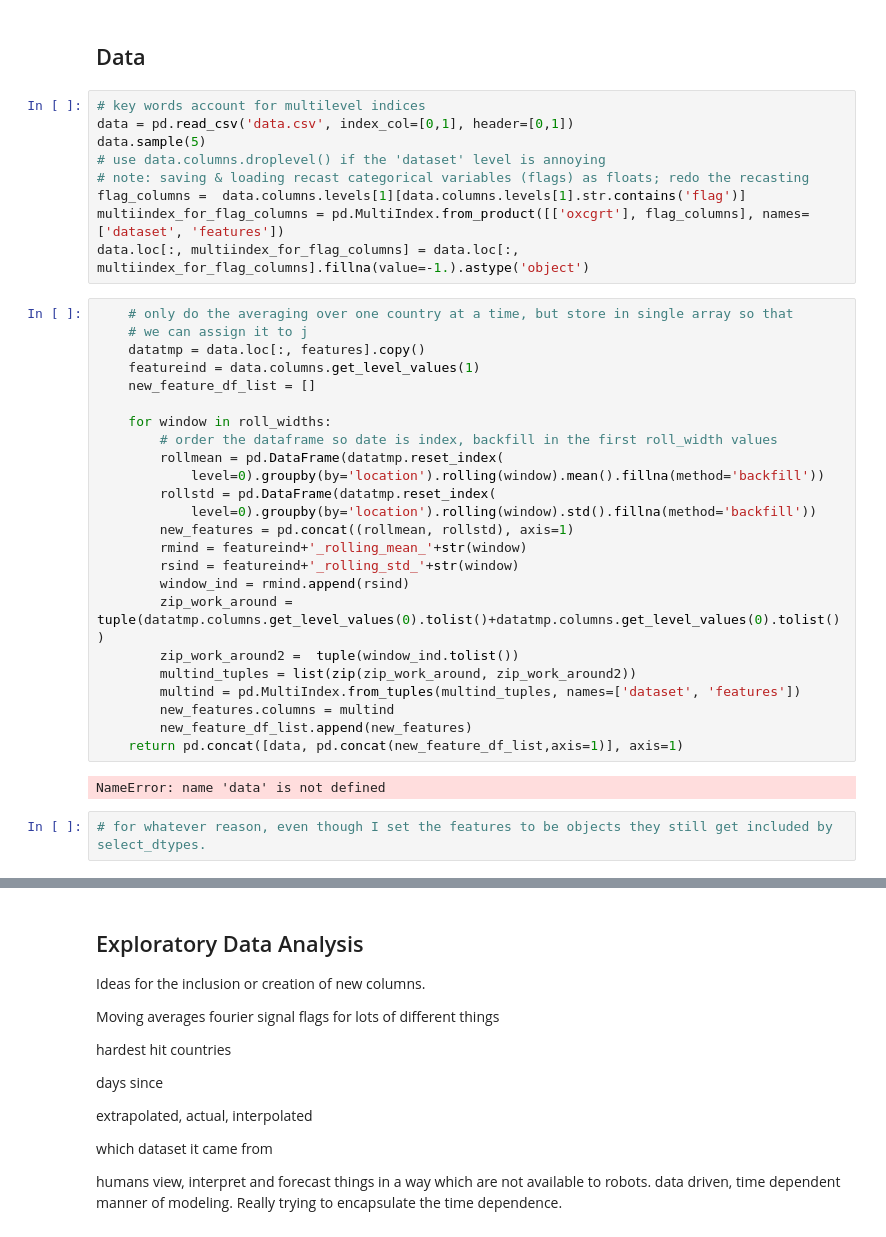
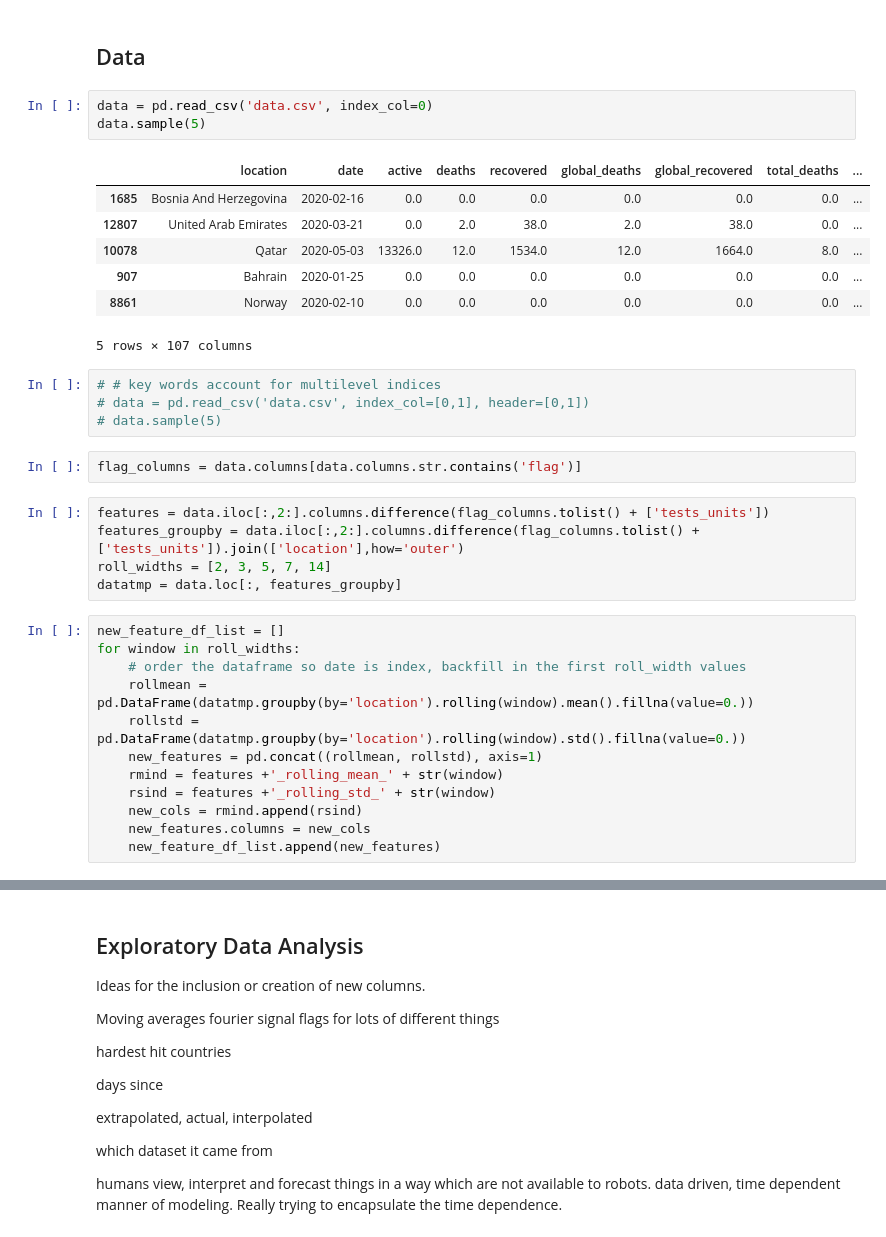
Before and after one commit to mgudorf/datsci, a Jupyter notebook: capstone2/COVID data story.ipynb, the cells around one changed output, grey strips where cells are left out. Drawn from its saved outputs; the diff is of its cells as text.

```diff
--- a/capstone2/COVID data story.ipynb
+++ b/capstone2/COVID data story.ipynb
@@ -63,40 +63,37 @@ def tsplot(data, roll_width, **kw):
     return ax
 # %% [markdown]
 ## Data <a id='imports'></a>
-# %%
-# key words account for multilevel indices
-data = pd.read_csv('data.csv', index_col=[0,1], header=[0,1])
-data.sample(5)
-# use data.columns.droplevel() if the 'dataset' level is annoying
-# note: saving & loading recast categorical variables (flags) as floats; redo the recasting
-flag_columns =  data.columns.levels[1][data.columns.levels[1].str.contains('flag')]
-multiindex_for_flag_columns = pd.MultiIndex.from_product([['oxcgrt'], flag_columns], names=['dataset', 'features'])
-data.loc[:, multiindex_for_flag_columns] = data.loc[:, multiindex_for_flag_columns].fillna(value=-1.).astype('object')
+# %%
+data = pd.read_csv('data.csv', index_col=0)
+data.sample(5)
+# %% [output]
+|  | location | date | active | deaths | recovered | global_deaths | global_recovered | total_deaths | ... |
+| 1685 | Bosnia And Herzegovina | 2020-02-16 | 0.0 | 0.0 | 0.0 | 0.0 | 0.0 | 0.0 | ... |
+| 12807 | United Arab Emirates | 2020-03-21 | 0.0 | 2.0 | 38.0 | 2.0 | 38.0 | 0.0 | ... |
+| 10078 | Qatar | 2020-05-03 | 13326.0 | 12.0 | 1534.0 | 12.0 | 1664.0 | 8.0 | ... |
+| 907 | Bahrain | 2020-01-25 | 0.0 | 0.0 | 0.0 | 0.0 | 0.0 | 0.0 | ... |
+| 8861 | Norway | 2020-02-10 | 0.0 | 0.0 | 0.0 | 0.0 | 0.0 | 0.0 | ... |
+5 rows × 107 columns
+# %%
+# # key words account for multilevel indices
+# data = pd.read_csv('data.csv', index_col=[0,1], header=[0,1])
+# data.sample(5)
+# %%
+flag_columns = data.columns[data.columns.str.contains('flag')]
+# %%
+features = data.iloc[:,2:].columns.difference(flag_columns.tolist() + ['tests_units'])
+features_groupby = data.iloc[:,2:].columns.difference(flag_columns.tolist() + ['tests_units']).join(['location'],how='outer')
+roll_widths = [2, 3, 5, 7, 14]
+datatmp = data.loc[:, features_groupby]
 # %%
-    # only do the averaging over one country at a time, but store in single array so that
-    # we can assign it to j
-    datatmp = data.loc[:, features].copy()
-    featureind = data.columns.get_level_values(1)
-    new_feature_df_list = []
-
-    for window in roll_widths:
-        # order the dataframe so date is index, backfill in the first roll_width values
-        rollmean = pd.DataFrame(datatmp.reset_index(
-            level=0).groupby(by='location').rolling(window).mean().fillna(method='backfill'))
-        rollstd = pd.DataFrame(datatmp.reset_index(
-            level=0).groupby(by='location').rolling(window).std().fillna(method='backfill'))
-        new_features = pd.concat((rollmean, rollstd), axis=1)
-        rmind = featureind+'_rolling_mean_'+str(window)
-        rsind = featureind+'_rolling_std_'+str(window)
-        window_ind = rmind.append(rsind)
-        zip_work_around = tuple(datatmp.columns.get_level_values(0).tolist()+datatmp.columns.get_level_values(0).tolist())
-        zip_work_around2 =  tuple(window_ind.tolist())
-        multind_tuples = list(zip(zip_work_around, zip_work_around2))
-        multind = pd.MultiIndex.from_tuples(multind_tuples, names=['dataset', 'features'])
-        new_features.columns = multind
-        new_feature_df_list.append(new_features)
-    return pd.concat([data, pd.concat(new_feature_df_list,axis=1)], axis=1)
+new_feature_df_list = []
+for window in roll_widths:
+    # order the dataframe so date is index, backfill in the first roll_width values
+    rollmean = pd.DataFrame(datatmp.groupby(by='location').rolling(window).mean().fillna(value=0.))
+    rollstd = pd.DataFrame(datatmp.groupby(by='location').rolling(window).std().fillna(value=0.))
+    new_features = pd.concat((rollmean, rollstd), axis=1)
+    rmind = features +'_rolling_mean_' + str(window)
+    rsind = features +'_rolling_std_' + str(window)
+    new_cols = rmind.append(rsind)
+    new_features.columns = new_cols
+    new_feature_df_list.append(new_features)
-# %% [output]
-NameError: name 'data' is not defined
-# %%
-# for whatever reason, even though I set the features to be objects they still get included by select_dtypes.
```
Also changed, not shown: parts of 4 cells of this notebook, 2 other files.
